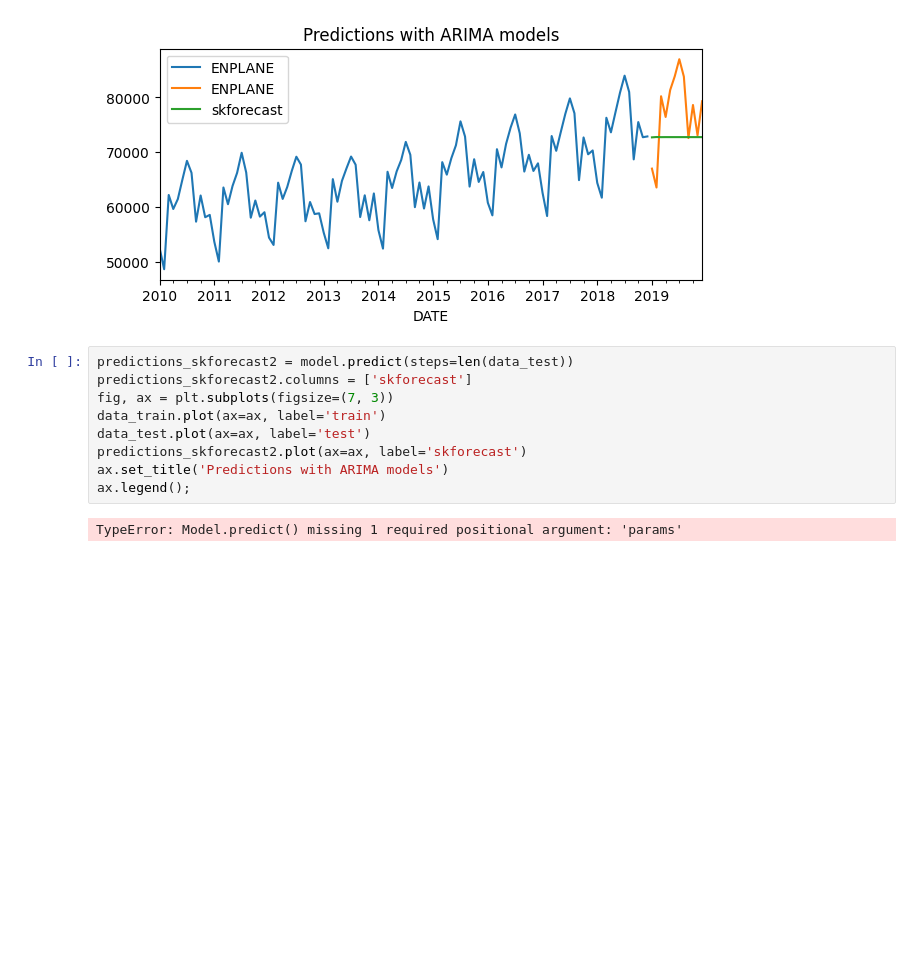
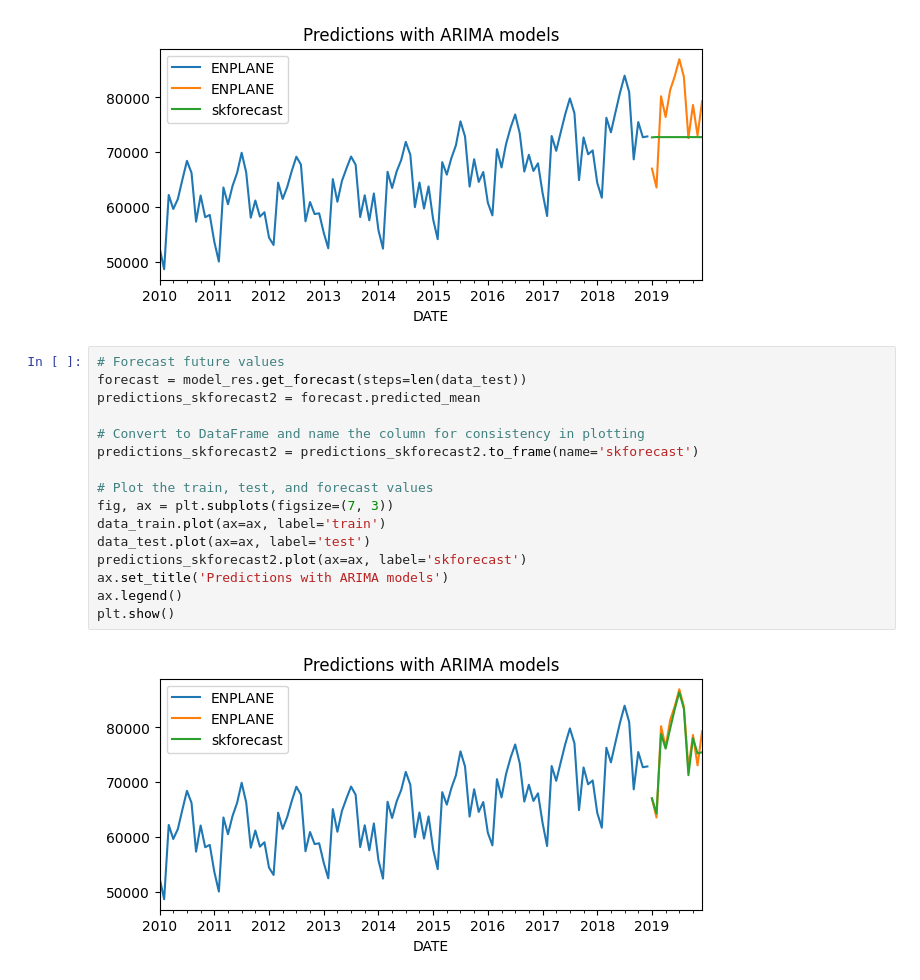
Before and after one commit to samanthajmichael/dsba6211-summer2024, a Jupyter notebook: notebooks/dsba6211_summer2024_lab7.ipynb, the cells around one changed output. Cells and saved outputs as stored; diff of their text form; blank space fills up the shorter version.

```diff
--- a/notebooks/dsba6211_summer2024_lab7.ipynb
+++ b/notebooks/dsba6211_summer2024_lab7.ipynb
@@ -368,16 +368,23 @@ ax.legend();
 # %% [output]
 [figure]
 # %%
-predictions_skforecast2 = model.predict(steps=len(data_test))
-predictions_skforecast2.columns = ['skforecast']
+# Forecast future values
+forecast = model_res.get_forecast(steps=len(data_test))
+predictions_skforecast2 = forecast.predicted_mean
+
+# Convert to DataFrame and name the column for consistency in plotting
+predictions_skforecast2 = predictions_skforecast2.to_frame(name='skforecast')
+
+# Plot the train, test, and forecast values
 fig, ax = plt.subplots(figsize=(7, 3))
 data_train.plot(ax=ax, label='train')
 data_test.plot(ax=ax, label='test')
 predictions_skforecast2.plot(ax=ax, label='skforecast')
 ax.set_title('Predictions with ARIMA models')
-ax.legend();
+ax.legend()
+plt.show()
 # %% [output]
-TypeError: Model.predict() missing 1 required positional argument: 'params'
+[figure, added]
 # %% [markdown]
 Answer these questions, each in 1-2 sentences:
 
```
Also changed, not shown: parts of 4 cells of this notebook.
